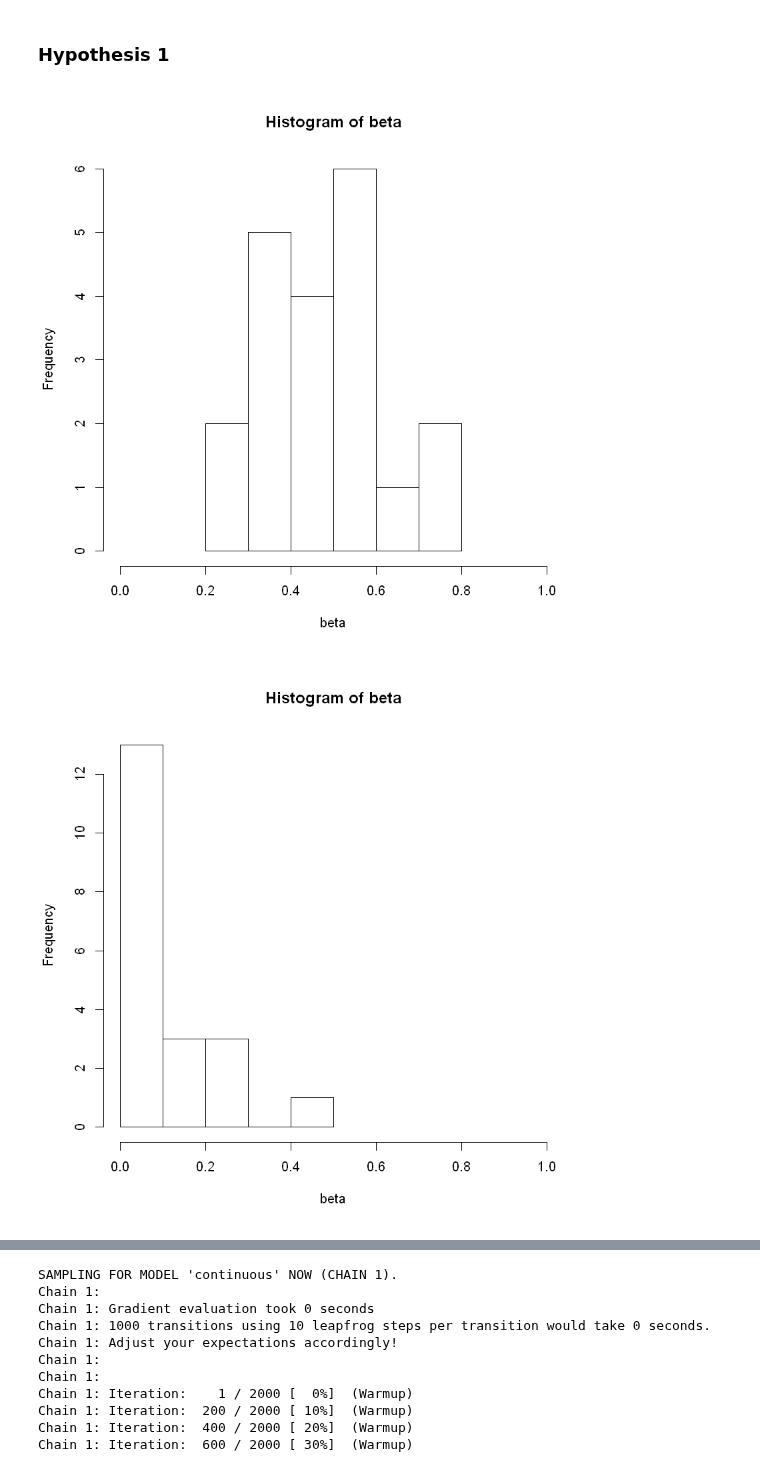
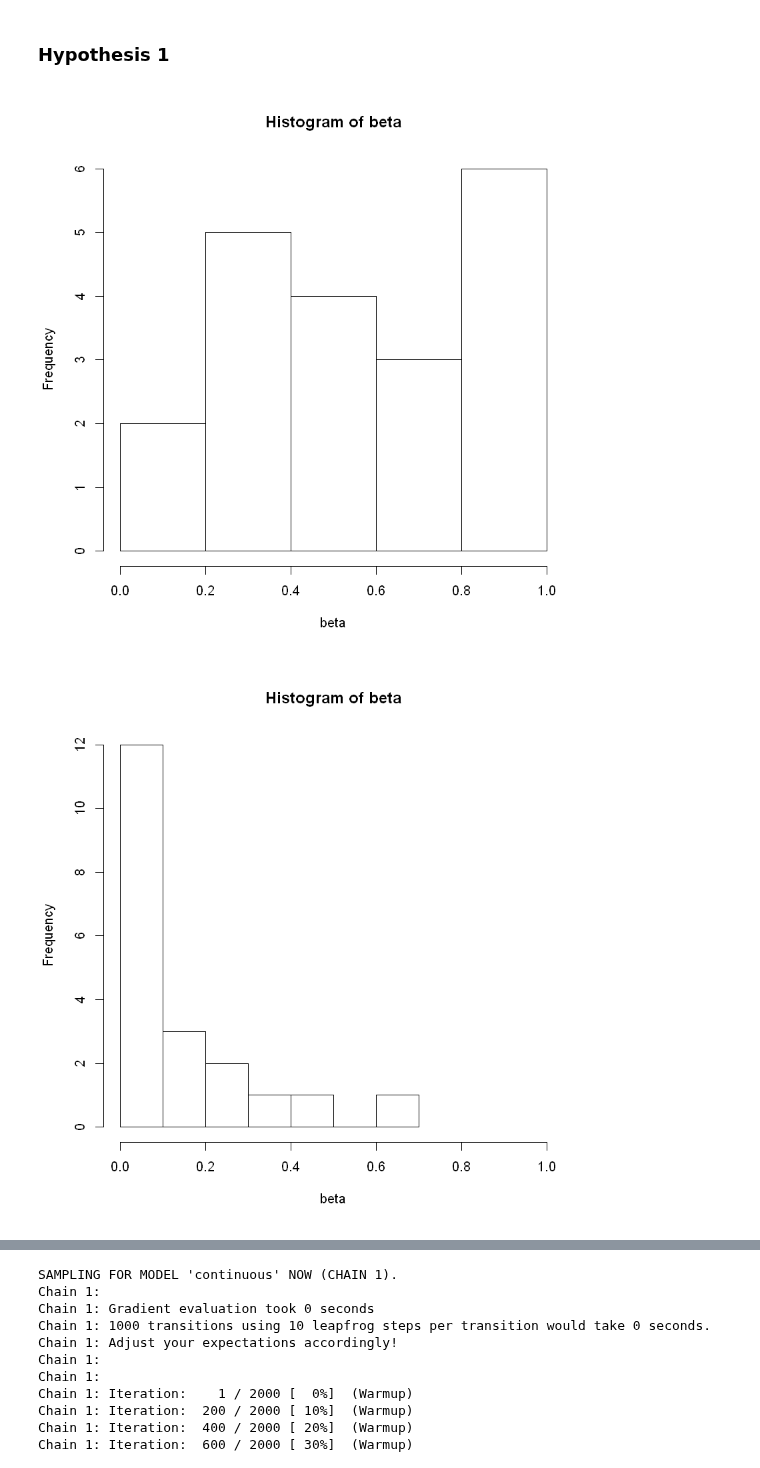
Before and after one commit to ArielZJ/Precision-Phenomenology-Data-Analysis, a Jupyter notebook: Fovea vs. Periphery Color Similarity Pilot Analysis - 2stim Analysis.ipynb, the cells around one changed output, grey strips where cells are left out. Drawn from its saved outputs; the diff is of its cells as text; code cells hidden in the pictures.

```diff
--- a/Fovea vs. Periphery Color Similarity Pilot Analysis - 2stim Analysis.ipynb
+++ b/Fovea vs. Periphery Color Similarity Pilot Analysis - 2stim Analysis.ipynb
@@ -1720,14 +1741,16 @@ fig6bc <- function(df,name){
     mats.var <- full2var.mats(mats)
     mat <- group.mat.median(mats.var)
 
+    # get rid of the lower half
+    mat[lower.tri(mat)] <- NA
 
     data <- melt(mat)
     colnames(data) <- c('color1.eccen1','color2.eccen2','Variance')
 
     plot <- ggplot(data, aes(x = color1.eccen1, y = color2.eccen2)) +
                     geom_raster(aes(fill = Variance)) +
-                    scale_fill_gradientn(colours = c("white","blue"),
-                                    limits=c(0,6),
+                    scale_fill_gradientn(colours = c("blue","yellow"),
+                                    limits=c(0,6), na.value='white'
                                     #breaks=c(0,1,2,3,4,5,6,7)
                                         ) +
                     # colours
@@ -1929,2 +2016,32 @@ print(paste("SD of mean variance of random selection:",rand.var.sd))
+# %%
+sup.fig5.raincloud <- function(vals){
+    mu <- mean(vals)
+    df <- as.data.frame(vals)
+    df$Variance <- 'Variance'
+    df$vals <- offset.beta(df$vals,max(vals))
+    df$vals.logit <- logit(df$vals)
+    mu.logit <- logit(mu)
+
+    plot.scaled <- ggplot(df,aes(x=Variance,y=vals,fill=Variance,colour=Variance)) +
+            geom_flat_violin(position = position_nudge(x = 0.25, y = 0),adjust=2,trime=FALSE) +
+            geom_point(position = position_jitter(width=.15,height=0),size=1) +
+            geom_boxplot(aes(x=as.numeric(as.factor(Variance))+ 0.25, y = vals),alpha = 0.3, outlier.shape=NA, width = .1, colour = "BLACK") +
+            ylab("Scaled variance") + xlab('')+coord_flip()+theme_cowplot()+guides(fill=FALSE,colour=FALSE) +
+            theme(axis.text.y=element_blank(),axis.ticks.y=element_blank(),axis.line.y=element_blank(),legend.title=element_blank()) +
+            geom_hline(yintercept=mu, linetype='dashed') + ylim(0,1)
+
+
+    plot.logit <- ggplot(df,aes(x=Variance,y=vals.logit,fill=Variance,colour=Variance)) +
+            geom_flat_violin(position = position_nudge(x = 0.25, y = 0),adjust=2,trime=FALSE) +
+            geom_point(position = position_jitter(width=.15,height=0),size=1) +
+            geom_boxplot(aes(x=as.numeric(as.factor(Variance))+ 0.25, y = vals.logit),alpha = 0.3, outlier.shape=NA, width = .1, colour = "BLACK") +
+            ylab("Logistic-transformed variance") + xlab('')+coord_flip()+theme_cowplot()+guides(fill=FALSE,colour=FALSE) +
+            theme(axis.text.y=element_blank(),axis.ticks.y=element_blank(),axis.line.y=element_blank(),legend.title=element_blank()) +
+            geom_hline(yintercept=mu.logit, linetype='dashed')
+
+    g <- arrangeGrob(as.grob(plot.scaled),as.grob(plot.logit),ncol=1,nrow=2)
+    ggsave('supfig5_raincloud.png',g,height=8,width=5.3)
+}
+sup.fig5.raincloud(vals)
 # %%
 mag.df <- subset(cleandf, peripheral_scale != 1)
@@ -2147,23 +2233,23 @@ gen_beta <- function(mu,phi,samples=20,plot=FALSE){
 }
 # %%
 # Generate distributions for each potential group
-fix0.05 <- gen_beta(0.5,10,plot=TRUE)
-fix1 <- gen_beta(0.1,10,plot=TRUE)
-mag0.05 <- gen_beta(0.1,10)
-mag1 <- gen_beta(0.1,10)
+fix0.05 <- gen_beta(0.5,2,plot=TRUE)
+fix1 <- gen_beta(0.15,2,plot=TRUE)
+mag0.05 <- gen_beta(0.15,2)
+mag1 <- gen_beta(0.15,2)
 
 # format the vectors
 format.group <- function(value,name,stimsize,mag){
     df <- as.data.frame(value)
     df$name <- name
     df$StimSize <- stimsize
     df$Magnification <- mag
 
     return(df)
 }
 # %% [output]
-[figure, old version]
+[figure, new version]
-[figure, old version]
+[figure, new version]
 # %%
 # put the samples in a dataframe
 sim.df <- function(fix0.05,fix1,mag0.05,mag1){
```
Also changed, not shown: parts of 23 cells of this notebook, 6 other files.
